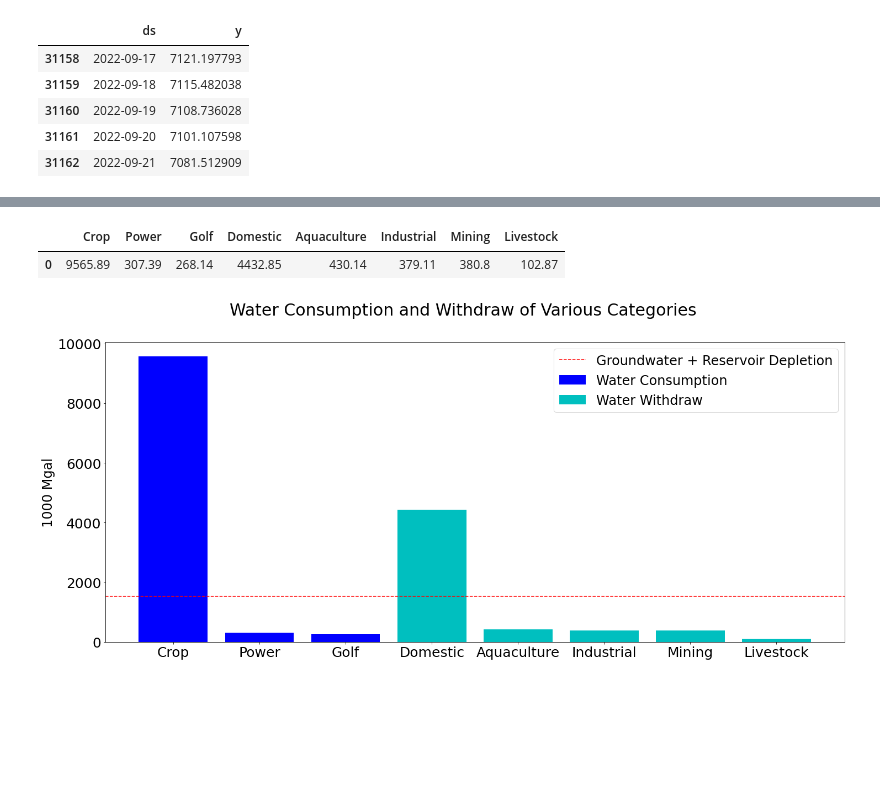
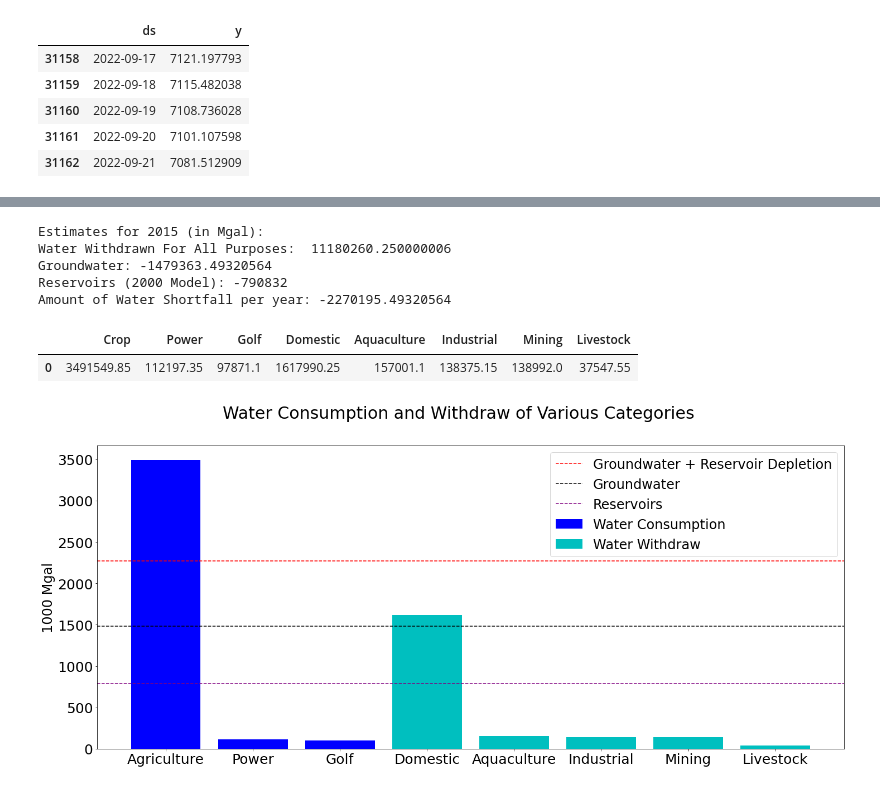
Before and after one commit to lychrst/The_Golf_Courses_of_Wrath, a Jupyter notebook: The_Golf_Courses_of_Wrath.ipynb, the cells around one changed output, grey strips where cells are left out. Drawn from its saved outputs; the diff is of its cells as text; code cells hidden in the pictures; blank space fills up the shorter version.

```diff
--- a/The_Golf_Courses_of_Wrath.ipynb
+++ b/The_Golf_Courses_of_Wrath.ipynb
@@ -2000,12 +2258,0 @@ Reservoirs (multi-year):                              -47867
-# %%
-# This graphs the above data.
-plt.figure(figsize=[20,6])
-plt.rcParams.update({'font.size': 22})
-plt.suptitle("Water Inputs and Outputs", size=30)
-x3 = ['Precipitation', 'Evaporation???', 'Water Withdraw', 'Water Shortfall']
-h3 = [116131, -106478, -11180, -1527]
-plt.bar(x3, height = h3)
-plt.ylabel('1000 Mgal', fontsize=24)
-plt.axhline(y= 0, color='red', linestyle='--')
-plt.xticks(rotation=45, fontsize=20)
-plt.show()
@@ -2014,5 +2259,27 @@ plt.show()
+# %%
+# This converts everything into Mgal units. A sum total of total withdraw
+# had to be multiplied by 365 as its units were in Mgal per day whereas
+# all other values were yearly estimates.
+
+Groundwater = ((-5.6)*(264172052358.15))/ 1000000
+Reservoirs = -790832
+yearly_water_withdraw = (sum(Col_basin_num["Total-Withdraw"]))* 365
+
+print(f"""
+Estimates for 2015 (in Mgal):
+Water Withdrawn For All Purposes:  {yearly_water_withdraw}
+Groundwater: {Groundwater}
+Reservoirs (2000 Model): {Reservoirs}
+Amount of Water Shortfall per year: {Groundwater + Reservoirs}
+""")
+# %% [output]
+Estimates for 2015 (in Mgal):
+Water Withdrawn For All Purposes:  11180260.250000006
+Groundwater: -1479363.49320564
+Reservoirs (2000 Model): -790832
+Amount of Water Shortfall per year: -2270195.49320564
 # %%
-# This sums the various columns.
+# This sums the various columns and multiplies them by 365.
 
 q = """
 SELECT
@@ -2028,31 +2295,42 @@ FROM Col_basin_num;
 """
 Col_basin_tot = pysqldf(q)
 Col_basin_tot
+
+
+Col_basin_tot= (Col_basin_tot)*365
+
+Col_basin_tot
 # %% [output]
 |  | Crop | Power | Golf | Domestic | Aquaculture | Industrial | Mining | Livestock |
-| 0 | 9565.89 | 307.39 | 268.14 | 4432.85 | 430.14 | 379.11 | 380.8 | 102.87 |
+| 0 | 3491549.85 | 112197.35 | 97871.1 | 1617990.25 | 157001.1 | 138375.15 | 138992.0 | 37547.55 |
 # %%
 # This is a graphical representation of water use for the Colorado River Basin.
 # Dark blue is known consumption.  Cyan blue is withdraw, some of which is
-# also consumption. The biggest consumer, by far, is crop.  The next is
-# Domestic so both categories should be a part of any discussion to
-# to reduce water use.  Cutting water to golf courses alone won't do it.
+# also consumption. The reservoir depletion is the lowest line in purple.
+# Groundwater is shown as a black line and groundwater plus reservoir
+# depletion is shown in red. Cutting water to golf courses alone isn't
+# going to solve the problem. The biggest consumer, by far, is agriculture.
+# The next is domestic so both categories should be a part of any
+# discussion to reduce water use.
 
 
 plt.figure(figsize=[24,10])
 plt.rcParams.update({'font.size': 25})
 plt.suptitle("Water Consumption and Withdraw of Various Categories", size=30)
-x = ['Crop', 'Power', 'Golf']
+x = ['Agriculture', 'Power', 'Golf']
 x2 =['Domestic', 'Aquaculture', 'Industrial', 'Mining', 'Livestock']
-h = [9565.89, 307.39, 268.14]
+h = [3491.6, 112.2, 97.9]
 c = ['b', 'b', 'b']
 c2 =['c', 'c', 'c', 'c', 'c']
-h2 = [4432.85, 430.14, 379.11, 380.80, 102.87]
+h2 = [1618, 157, 138.4, 139.0, 37.5]
 plt.bar(x, height = h, color = c)
 plt.bar(x2, height = h2, color = c2)
 plt.ylabel('1000 Mgal', fontsize=24)
-plt.axhline(y= 1527, color='red', linestyle='--')
-plt.legend(['Groundwater + Reservoir Depletion', 'Water Consumption', 'Water Withdraw'], prop={'size': 24})
+plt.axhline(y= 2270.20, color='red', linestyle='--')
+plt.axhline(y= 1479.4, color='black', linestyle='--')
+plt.axhline(y= 790.83, color='purple', linestyle='--')
+plt.legend(['Groundwater + Reservoir Depletion', 'Groundwater', 'Reservoirs',\
+'Water Consumption', 'Water Withdraw'], prop={'size': 24})
 plt.show()
 # %% [output]
-[figure, old version]
+[figure, new version]
```
Also changed, not shown: parts of 126 cells of this notebook, 3 other files.
